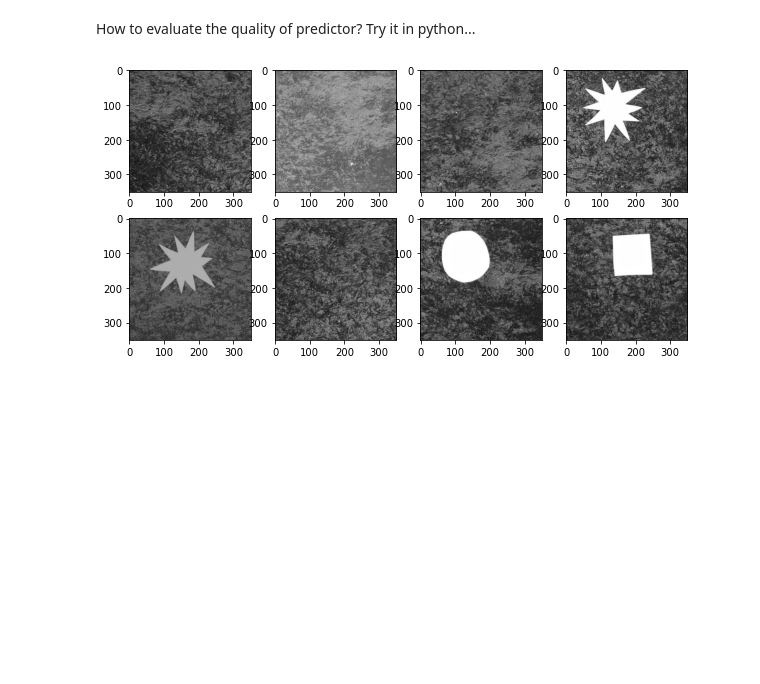
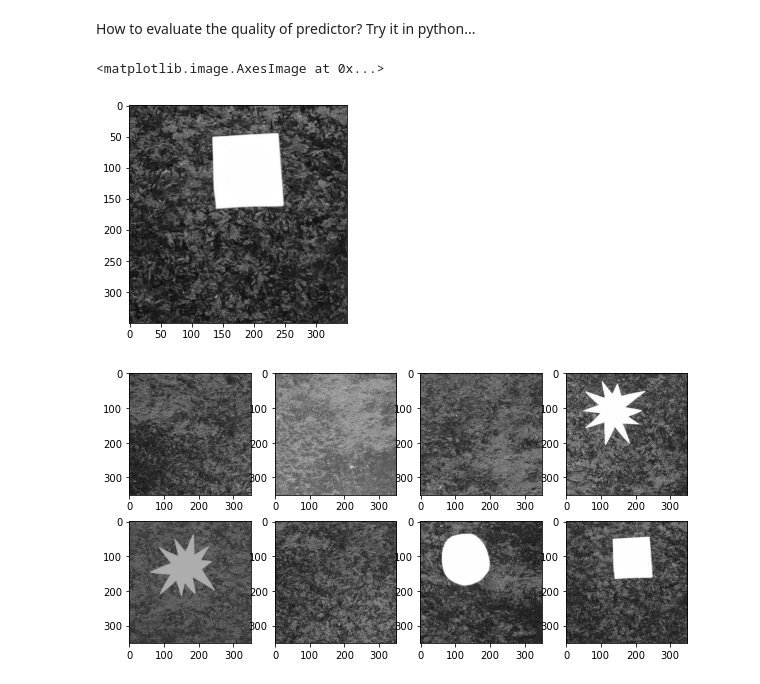
Before and after one commit to mjirik/usvp, a Jupyter notebook: slides/experiment_evaluation_in_computer_vision.ipynb, the cells around one changed output. Drawn from its saved outputs; the diff is of its cells as text; code cells hidden in the pictures; blank space fills up the shorter version.

```diff
--- a/slides/experiment_evaluation_in_computer_vision.ipynb
+++ b/slides/experiment_evaluation_in_computer_vision.ipynb
@@ -92,6 +93,17 @@ import matplotlib.pyplot as plt
 import seaborn as sn
 import pandas as pd
 import numpy as np
+# %%
+i = 7
+url = f"https://github.com/mjirik/ZDO/raw/master/objekty/binar_classification/{i:02d}.jpg"
+im = skimage.io.imread(url, as_gray=True)
+plt.imshow(im, cmap="gray")
+
+# here is place for your code
+# my_prediction = ...
+# %% [output]
+<matplotlib.image.AxesImage at 0x...>
+[figure, added]
 # %%
 fig, axs = plt.subplots(2,4, figsize=(10, 5))
 
```
Also changed, not shown: parts of 2 cells of this notebook, 3 other files.
